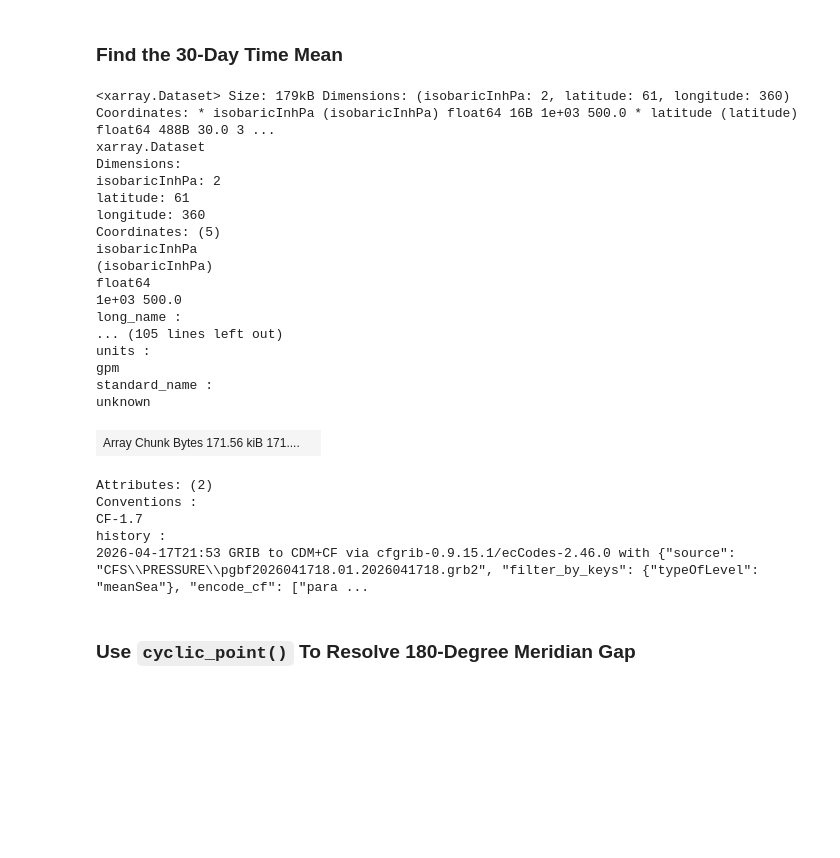
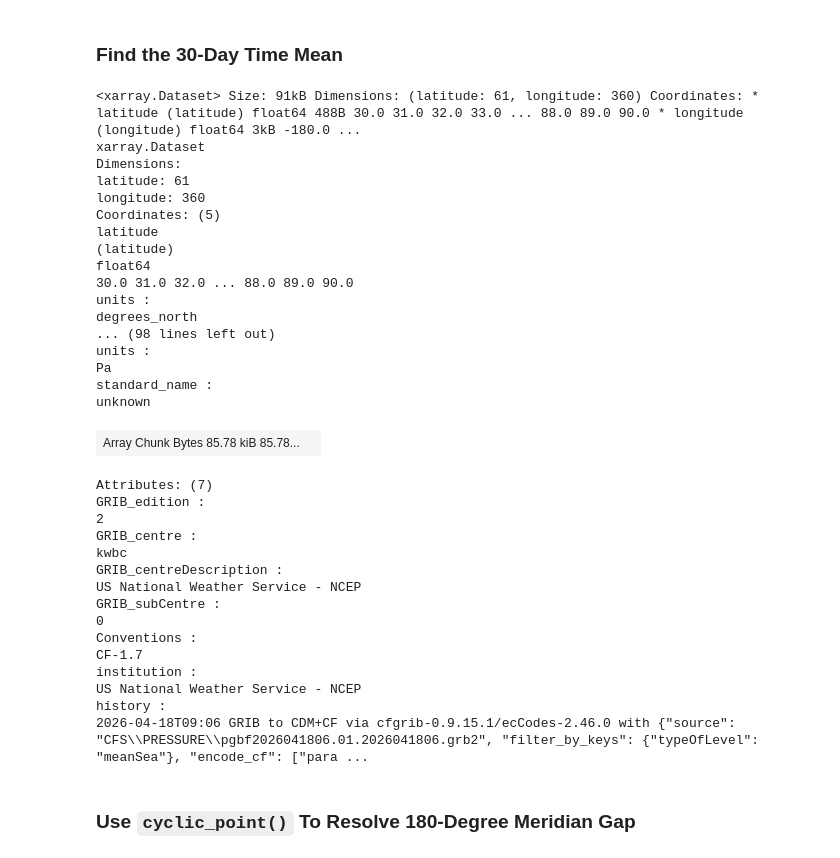
Before and after one commit to edrewitz/WxData-JupyterLab-Examples, a Jupyter notebook: cfs.ipynb, the cells around one changed output. Saved outputs shown, nothing was run; the diff lists cells and outputs as text; code cells hidden in the pictures; blank space fills up the shorter version.

```diff
--- a/cfs.ipynb
+++ b/cfs.ipynb
@@ -254,8 +257,7 @@ from cartopy.mpl.gridliner import LATITUDE_FORMATTER, LONGITUDE_FORMATTER
             'potential_vorticity_level_vertical_speed_shear'
 # %%
 ds = cfs_pressure(southern_bound=30,
-                  final_forecast_hour=720,
-                  variables=['geopotential height anomaly'])
+                  variables=['mean sea level pressure'])
 # %% [output]
 Downloading Latest CFS Pressure Data
 CFS Pressure Data Processing...
@@ -289,33 +301,43 @@ history :
 # %% [markdown]
 ### Find the 30-Day Time Mean
 # %%
-ds = ds.mean(dim='step')
+mean = ds.mean(dim='step')
 # %%
-ds
+mean
 # %% [output]
-<xarray.Dataset> Size: 179kB Dimensions: (isobaricInhPa: 2, latitude: 61, longitude: 360) Coordinates: * isobaricInhPa (isobaricInhPa) float64 16B 1e+03 500.0 * latitude (latitude) float64 488B 30.0 3 ...
+<xarray.Dataset> Size: 91kB Dimensions: (latitude: 61, longitude: 360) Coordinates: * latitude (latitude) float64 488B 30.0 31.0 32.0 33.0 ... 88.0 89.0 90.0 * longitude (longitude) float64 3kB -180.0 ...
 xarray.Dataset
 Dimensions:
-isobaricInhPa: 2
 latitude: 61
 longitude: 360
 Coordinates: (5)
-isobaricInhPa
-(isobaricInhPa)
+latitude
+(latitude)
 float64
-1e+03 500.0
-long_name :
-... (105 lines left out)
+30.0 31.0 32.0 ... 88.0 89.0 90.0
 units :
-gpm
+degrees_north
+... (98 lines left out)
+units :
+Pa
 standard_name :
 unknown
-| Array Chunk Bytes 171.56 kiB 171.... |  |
+| Array Chunk Bytes 85.78 kiB 85.78... |  |
-Attributes: (2)
+Attributes: (7)
+GRIB_edition :
+2
+GRIB_centre :
+kwbc
+GRIB_centreDescription :
+US National Weather Service - NCEP
+GRIB_subCentre :
+0
 Conventions :
 CF-1.7
+institution :
+US National Weather Service - NCEP
 history :
-2026-04-17T21:53 GRIB to CDM+CF via cfgrib-0.9.15.1/ecCodes-2.46.0 with {"source": "CFS\\PRESSURE\\pgbf2026041718.01.2026041718.grb2", "filter_by_keys": {"typeOfLevel": "meanSea"}, "encode_cf": ["para ...
+2026-04-18T09:06 GRIB to CDM+CF via cfgrib-0.9.15.1/ecCodes-2.46.0 with {"source": "CFS\\PRESSURE\\pgbf2026041806.01.2026041806.grb2", "filter_by_keys": {"typeOfLevel": "meanSea"}, "encode_cf": ["para ...
 # %% [markdown]
 ### Use `cyclic_point()` To Resolve 180-Degree Meridian Gap
 # %%
```
Also changed, not shown: parts of 6 cells of this notebook.
